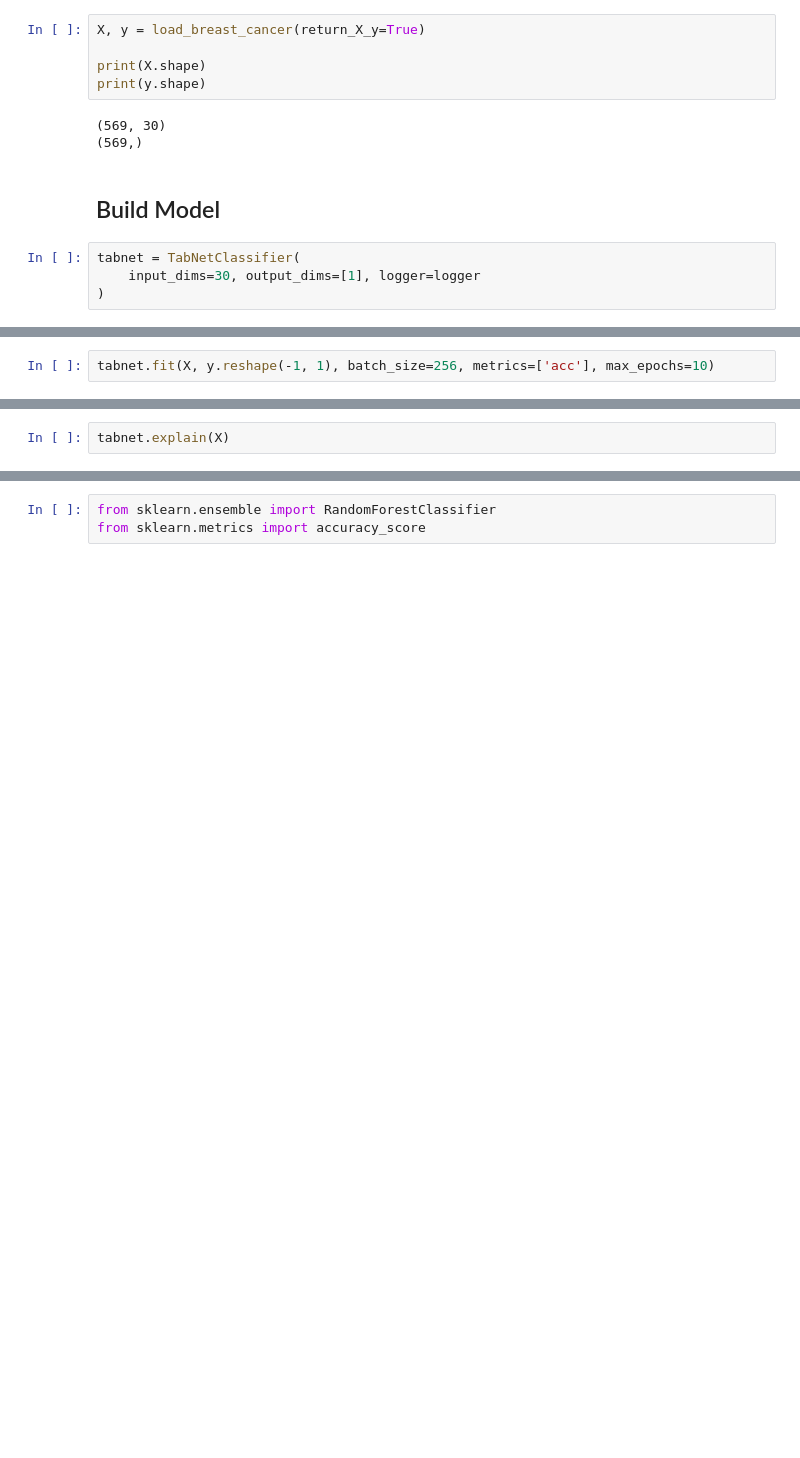
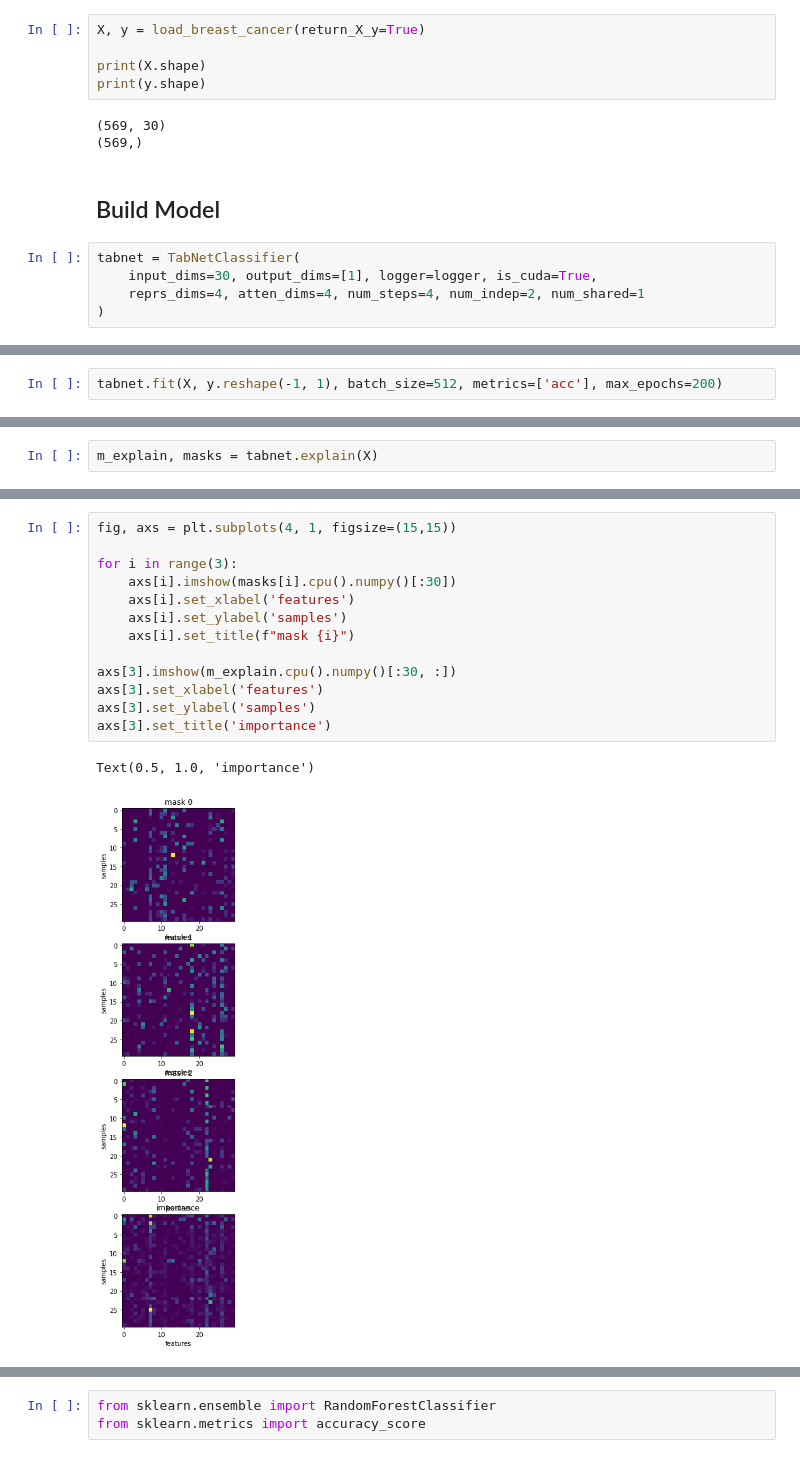
Before and after one commit to godofpdog/TabNet_Pytorch, a Jupyter notebook: test_classifier_training.ipynb, the cells around one changed output, grey strips where cells are left out. Drawn from its saved outputs; the diff is of its cells as text; blank space fills up the shorter version.

Commit message:
explain

```diff
--- a/test_classifier_training.ipynb
+++ b/test_classifier_training.ipynb
@@ -28,7 +28,8 @@ print(y.shape)
 ## Build Model
 # %%
 tabnet = TabNetClassifier(
-    input_dims=30, output_dims=[1], logger=logger
+    input_dims=30, output_dims=[1], logger=logger, is_cuda=True,
+    reprs_dims=4, atten_dims=4, num_steps=4, num_indep=2, num_shared=1
 )
 # %%
 tabnet.build(path='zzzzz')
@@ -45,3 +42,3 @@ TabNetClassifier(atten_dims=8, batch_size=1024, cate_dims=None,
 # %%
-tabnet.fit(X, y.reshape(-1, 1), batch_size=256, metrics=['acc'], max_epochs=10)
+tabnet.fit(X, y.reshape(-1, 1), batch_size=512, metrics=['acc'], max_epochs=200)
 # %% [output]
@@ -68,2 +62,2 @@ tabnet.fit(X, y.reshape(-1, 1), batch_size=256, metrics=['acc'], max_epochs=10)
 # %%
-tabnet.explain(X)
+m_explain, masks = tabnet.explain(X)
@@ -87,0 +93,16 @@ torch.Size([256, 30])
+# %%
+fig, axs = plt.subplots(4, 1, figsize=(15,15))
+
+for i in range(3):
+    axs[i].imshow(masks[i].cpu().numpy()[:30])
+    axs[i].set_xlabel('features')
+    axs[i].set_ylabel('samples')
+    axs[i].set_title(f"mask {i}")
+
+axs[3].imshow(m_explain.cpu().numpy()[:30, :])
+axs[3].set_xlabel('features')
+axs[3].set_ylabel('samples')
+axs[3].set_title('importance')
+# %% [output]
+Text(0.5, 1.0, 'importance')
+[figure, added]
```
Also changed, not shown: parts of 15 cells of this notebook, 5 other files.
